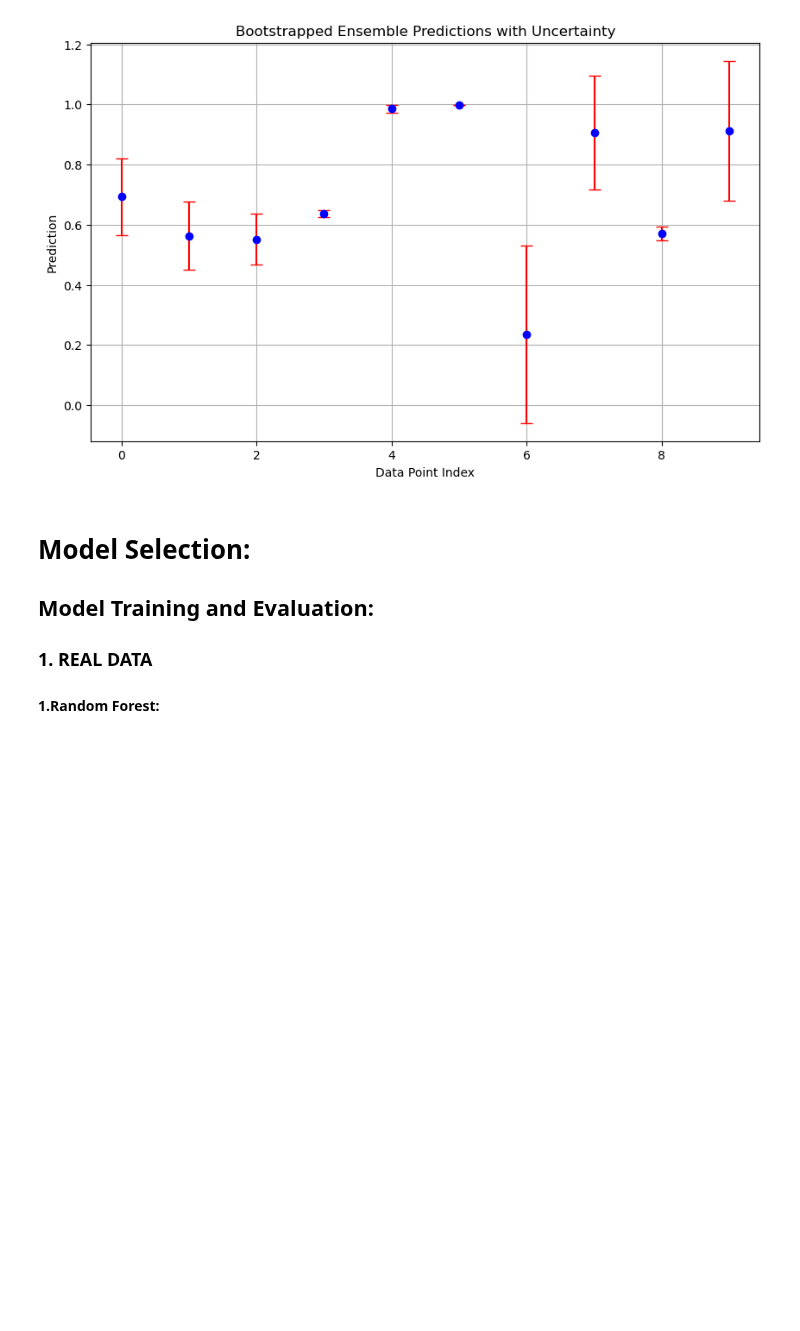
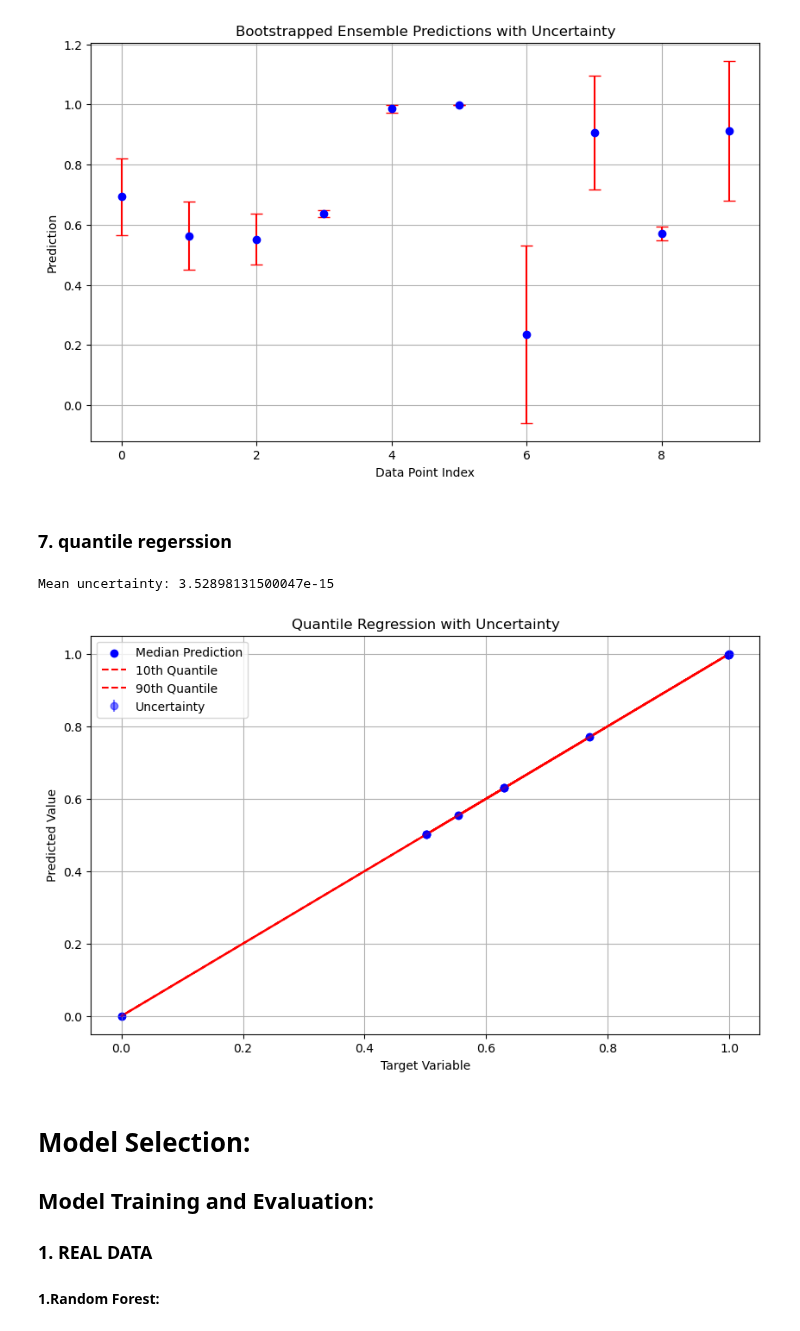
Before and after one commit to robertnesterodhiambo/Advanced_Data_analysis, a Jupyter notebook: OmegaBDT.ipynb, the cells around one changed output. Cells and saved outputs as stored; diff of their text form; code cells hidden in the pictures; blank space fills up the shorter version.

Commit message:
quantile regression

```diff
--- a/OmegaBDT.ipynb
+++ b/OmegaBDT.ipynb
@@ -1061,6 +1061,67 @@ plt.grid(True)
 plt.show()
 # %% [output]
 [figure]
+# %% [markdown]
+### 7. quantile regerssion
+# %%
+import numpy as np
+import pandas as pd
+import statsmodels.api as sm
+
+# Define the quantiles for quantile regression
+quantiles = [0.1, 0.5, 0.9]  # You can adjust these as needed
+
+# Initialize a list to store the quantile predictions
+quantile_results = []
+
+# Perform quantile regression for each quantile
+for quantile in quantiles:
+    # Fit quantile regression model
+    quantile_model = sm.QuantReg(data[target_variable], data.drop(columns=[target_variable])).fit(q=quantile)
+
+    # Predict conditional quantiles
+    quantile_prediction = quantile_model.predict(data.drop(columns=[target_variable]))
+
+    # Append quantile predictions to the results list
+    quantile_results.append(quantile_prediction)
+
+# Convert quantile results to a DataFrame
+quantile_df = pd.DataFrame(np.array(quantile_results).T, columns=[f'Quantile_{q}' for q in quantiles])
+
+# Calculate uncertainty as the difference between upper and lower quantiles
+quantile_df['Uncertainty'] = quantile_df['Quantile_0.9'] - quantile_df['Quantile_0.1']
+
+# Compute the mean uncertainty
+mean_uncertainty = quantile_df['Uncertainty'].mean()
+
+print("Mean uncertainty:", mean_uncertainty)
+# %% [output]
+Mean uncertainty: 3.52898131500047e-15
+# %%
+import matplotlib.pyplot as plt
+
+# Plot the quantile predictions
+plt.figure(figsize=(10, 6))
+plt.scatter(data[target_variable], quantile_df['Quantile_0.5'], color='b', label='Median Prediction')
+plt.plot(data[target_variable], quantile_df['Quantile_0.1'], color='r', linestyle='--', label='10th Quantile')
+plt.plot(data[target_variable], quantile_df['Quantile_0.9'], color='r', linestyle='--', label='90th Quantile')
+plt.fill_between(data[target_variable], quantile_df['Quantile_0.1'], quantile_df['Quantile_0.9'], color='r', alpha=0.2)
+
+# Add uncertainty visualization with absolute values
+uncertainty_abs = quantile_df['Uncertainty'].abs()
+plt.errorbar(data[target_variable], quantile_df['Quantile_0.5'], yerr=uncertainty_abs, fmt='o', color='b', alpha=0.5, label='Uncertainty')
+
+# Add labels and legend
+plt.xlabel('Target Variable')
+plt.ylabel('Predicted Value')
+plt.title('Quantile Regression with Uncertainty')
+plt.legend()
+plt.grid(True)
+
+# Show plot
+plt.show()
+# %% [output]
+[figure, added]
 # %% [markdown]
 # Model Selection:
 ##  Model Training and Evaluation:
```
